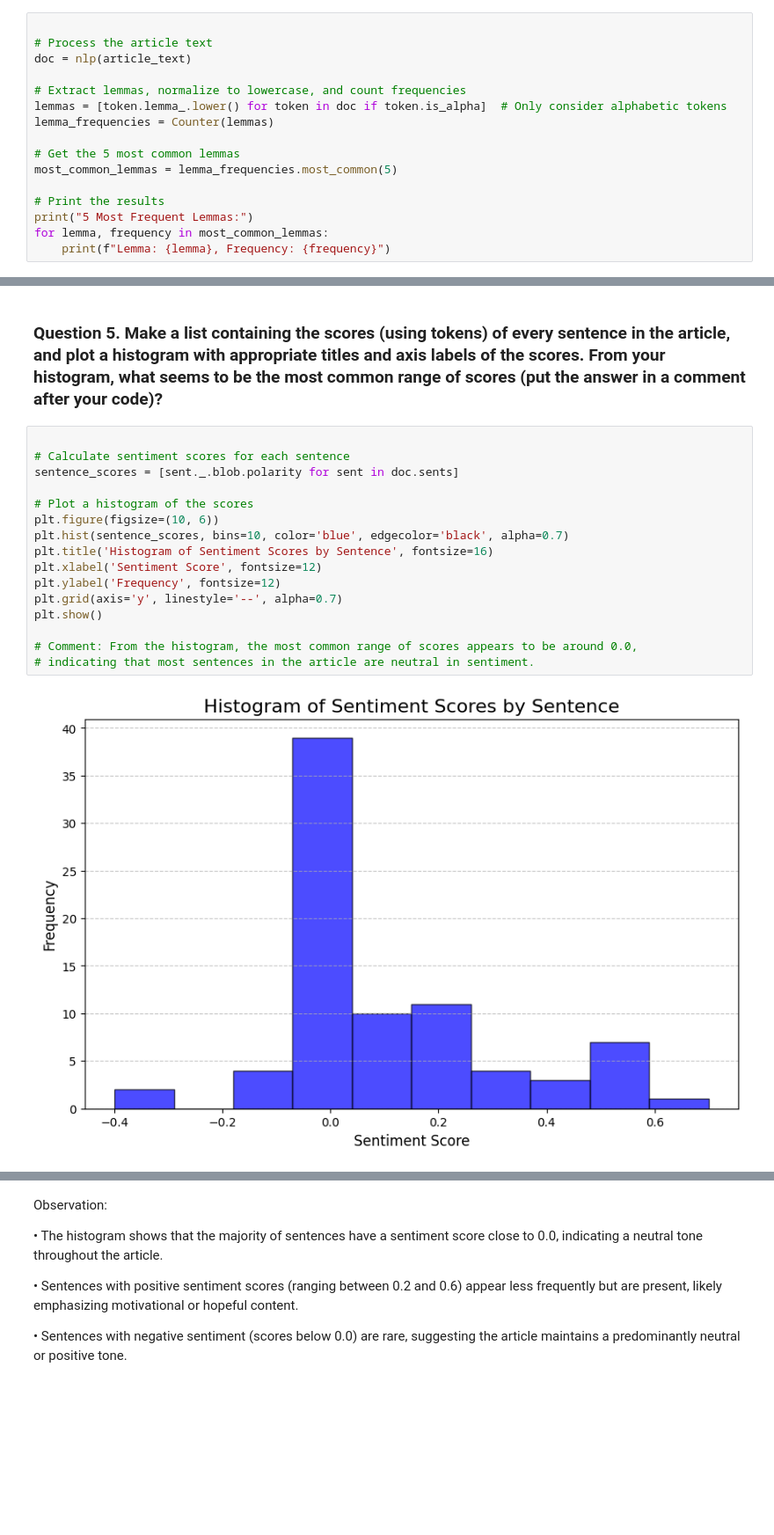
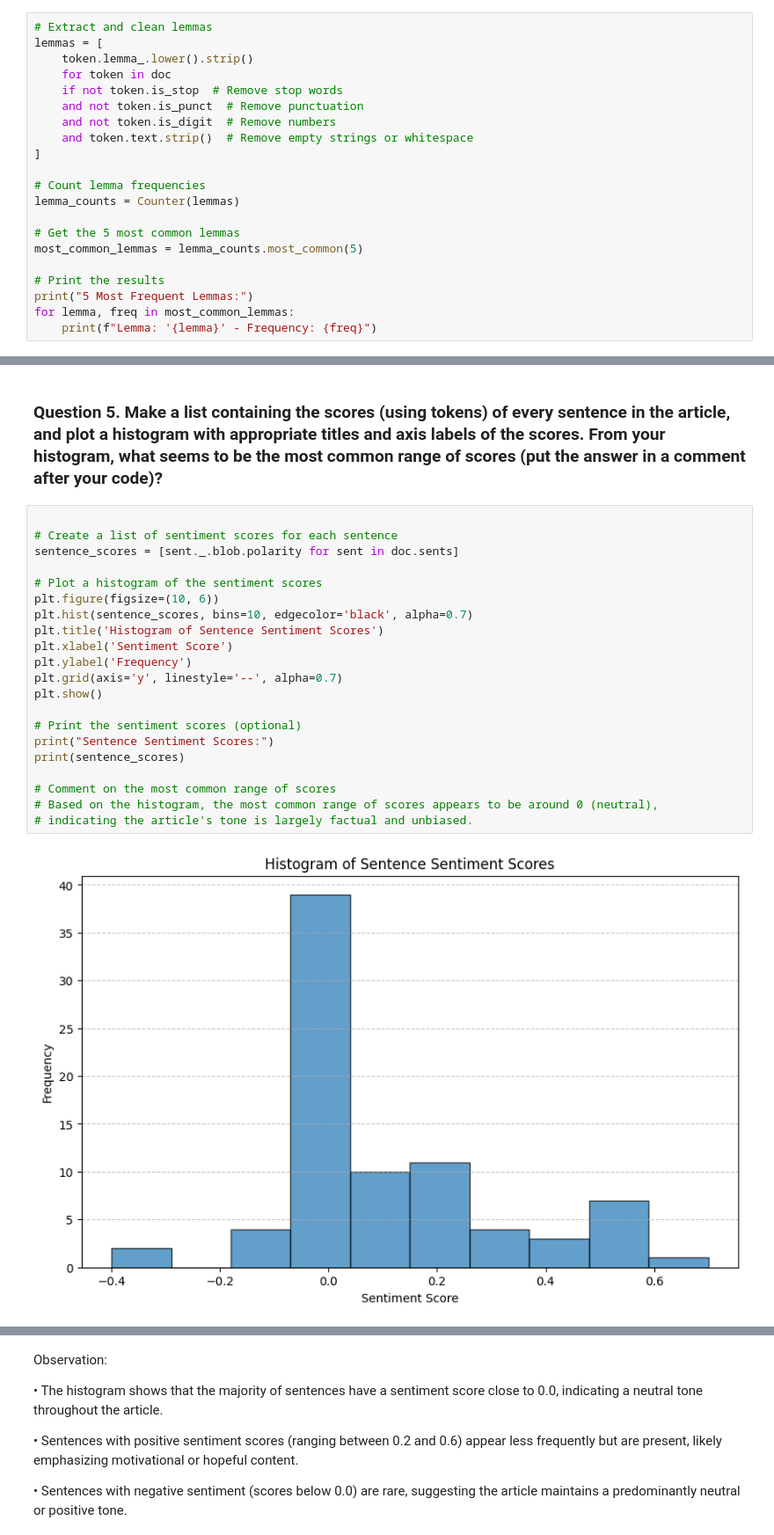
Before and after one commit to albertokabore/Albert_Final_Module_7_article-summarizer, a Jupyter notebook: article-summarizer.ipynb, the cells around one changed output, grey strips where cells are left out. Shown at 88% size. Saved outputs shown, nothing was run; the diff lists cells and outputs as text; blank space fills up the shorter version.

```diff
--- a/article-summarizer.ipynb
+++ b/article-summarizer.ipynb
@@ -181,20 +209,25 @@ Token: of, Frequency: 31
 # %% [markdown]
 ### Question 4. Load the article text into a trained `spaCy` pipeline, and determine the 5 most frequent lemmas (converted to lower case).  Print the common lemmas with an appropriate label.  Additionally, print the lemmas with their frequencies (with appropriate labels).
 # %%
+# Extract and clean lemmas
+lemmas = [
+    token.lemma_.lower().strip()
+    for token in doc
+    if not token.is_stop  # Remove stop words
+    and not token.is_punct  # Remove punctuation
+    and not token.is_digit  # Remove numbers
+    and token.text.strip()  # Remove empty strings or whitespace
+]
 
-# Process the article text
-doc = nlp(article_text)
-
-# Extract lemmas, normalize to lowercase, and count frequencies
-lemmas = [token.lemma_.lower() for token in doc if token.is_alpha]  # Only consider alphabetic tokens
-lemma_frequencies = Counter(lemmas)
+# Count lemma frequencies
+lemma_counts = Counter(lemmas)
 
 # Get the 5 most common lemmas
-most_common_lemmas = lemma_frequencies.most_common(5)
+most_common_lemmas = lemma_counts.most_common(5)
 
 # Print the results
 print("5 Most Frequent Lemmas:")
-for lemma, frequency in most_common_lemmas:
-    print(f"Lemma: {lemma}, Frequency: {frequency}")
+for lemma, freq in most_common_lemmas:
+    print(f"Lemma: '{lemma}' - Frequency: {freq}")
 # %% [output]
 5 Most Frequent Lemmas:
@@ -207,19 +240,24 @@ Lemma: to, Frequency: 32
 ### Question 5. Make a list containing the scores (using tokens) of every sentence in the article, and plot a histogram with appropriate titles and axis labels of the scores. From your histogram, what seems to be the most common range of scores (put the answer in a comment after your code)?
 # %%
 
-# Calculate sentiment scores for each sentence
+# Create a list of sentiment scores for each sentence
 sentence_scores = [sent._.blob.polarity for sent in doc.sents]
 
-# Plot a histogram of the scores
+# Plot a histogram of the sentiment scores
 plt.figure(figsize=(10, 6))
-plt.hist(sentence_scores, bins=10, color='blue', edgecolor='black', alpha=0.7)
-plt.title('Histogram of Sentiment Scores by Sentence', fontsize=16)
-plt.xlabel('Sentiment Score', fontsize=12)
-plt.ylabel('Frequency', fontsize=12)
+plt.hist(sentence_scores, bins=10, edgecolor='black', alpha=0.7)
+plt.title('Histogram of Sentence Sentiment Scores')
+plt.xlabel('Sentiment Score')
+plt.ylabel('Frequency')
 plt.grid(axis='y', linestyle='--', alpha=0.7)
 plt.show()
 
-# Comment: From the histogram, the most common range of scores appears to be around 0.0,
-# indicating that most sentences in the article are neutral in sentiment.
+# Print the sentiment scores (optional)
+print("Sentence Sentiment Scores:")
+print(sentence_scores)
+
+# Comment on the most common range of scores
+# Based on the histogram, the most common range of scores appears to be around 0 (neutral),
+# indicating the article's tone is largely factual and unbiased.
 # %% [output]
-[figure, old version]
+[figure, new version]
```
Also changed, not shown: parts of 10 cells of this notebook, 2 other files.
